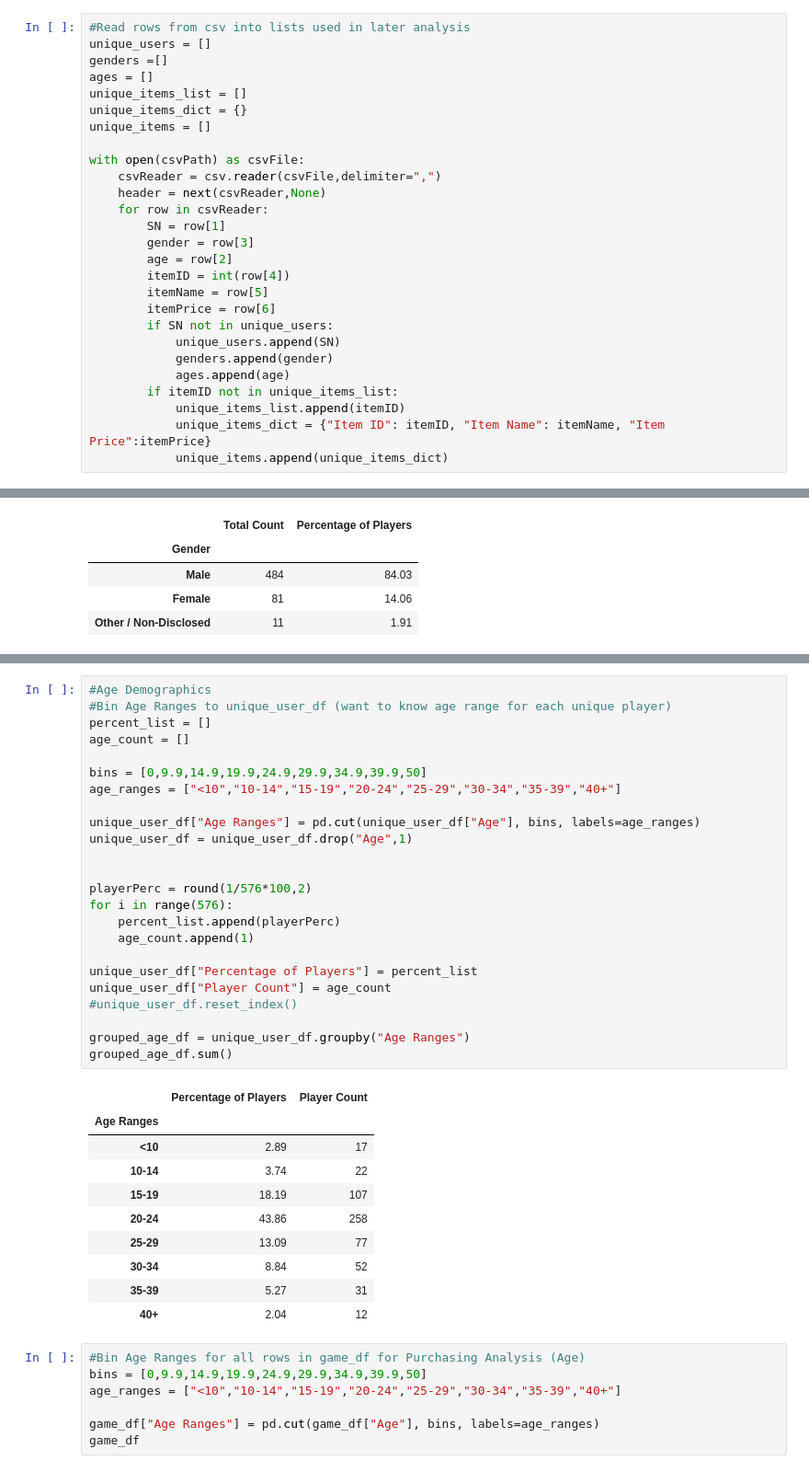
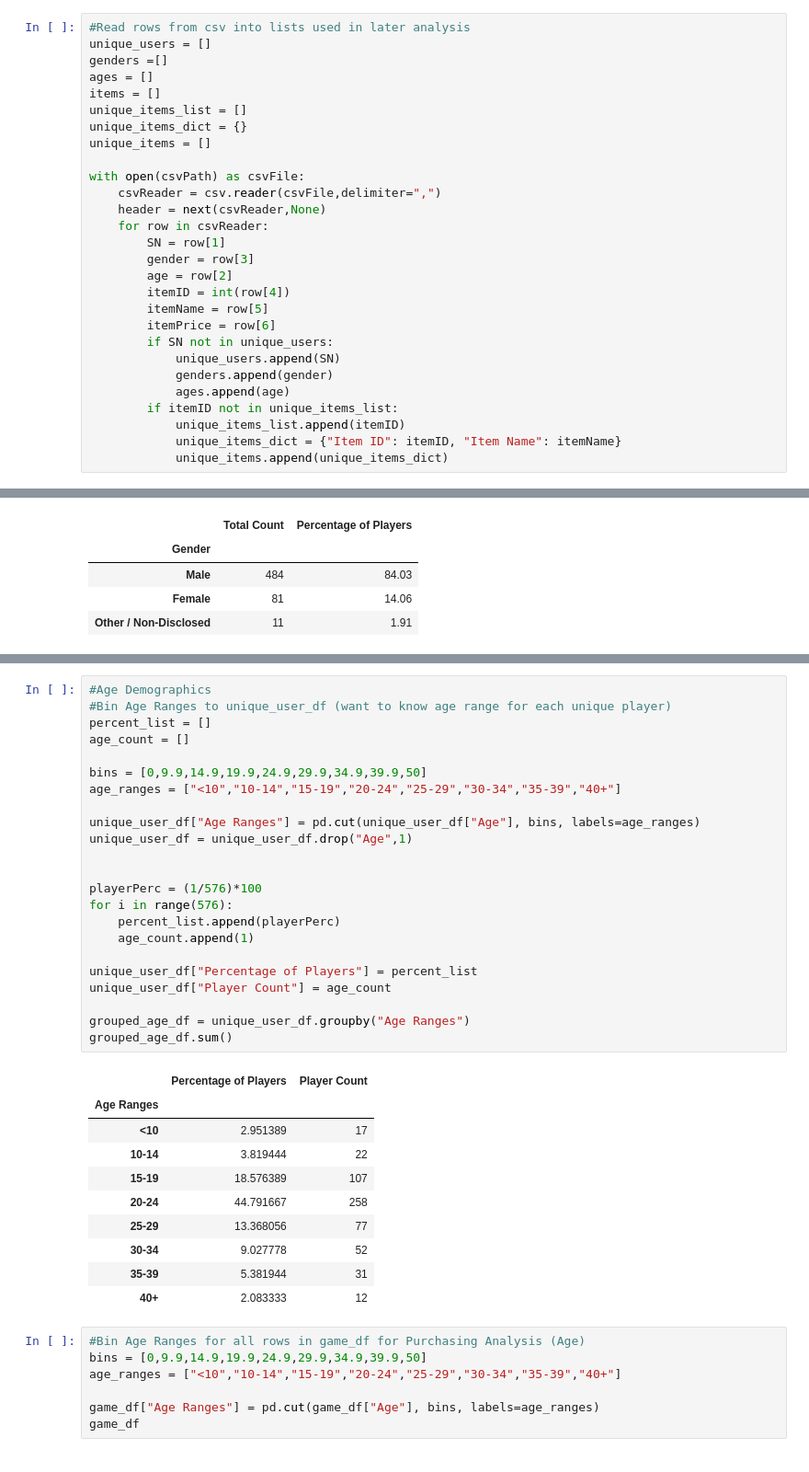
Before and after one commit to hannahduncan/pandas-challenge, a Jupyter notebook: HeroesOfPymoli/main.ipynb, the cells around one changed output, grey strips where cells are left out. Shown: that part at 92% size. Saved outputs shown, nothing was run; the diff lists cells and outputs as text.

```diff
--- a/HeroesOfPymoli/main.ipynb
+++ b/HeroesOfPymoli/main.ipynb
@@ -54,6 +48,7 @@ Total revenue: $2379.77
 unique_users = []
 genders =[]
 ages = []
+items = []
 unique_items_list = []
 unique_items_dict = {}
 unique_items = []
@@ -74,7 +69,7 @@ with open(csvPath) as csvFile:
             ages.append(age)
         if itemID not in unique_items_list:
             unique_items_list.append(itemID)
-            unique_items_dict = {"Item ID": itemID, "Item Name": itemName, "Item Price":itemPrice}
+            unique_items_dict = {"Item ID": itemID, "Item Name": itemName}
             unique_items.append(unique_items_dict)
 # %%
 #Create unique_users_df (holds single row for each player's SN, Age)
@@ -183,38 +180,37 @@ gender_purchase_df
 # %%
 #Age Demographics
 #Bin Age Ranges to unique_user_df (want to know age range for each unique player)
 percent_list = []
 age_count = []
 
 bins = [0,9.9,14.9,19.9,24.9,29.9,34.9,39.9,50]
 age_ranges = ["<10","10-14","15-19","20-24","25-29","30-34","35-39","40+"]
 
 unique_user_df["Age Ranges"] = pd.cut(unique_user_df["Age"], bins, labels=age_ranges)
 unique_user_df = unique_user_df.drop("Age",1)
 
 
-playerPerc = round(1/576*100,2)
+playerPerc = (1/576)*100
 for i in range(576):
     percent_list.append(playerPerc)
     age_count.append(1)
 
 unique_user_df["Percentage of Players"] = percent_list
 unique_user_df["Player Count"] = age_count
-#unique_user_df.reset_index()
 
 grouped_age_df = unique_user_df.groupby("Age Ranges")
 grouped_age_df.sum()
 # %% [output]
 |  | Percentage of Players | Player Count |
 | Age Ranges |  |  |
-| <10 | 2.89 | 17 |
-| 10-14 | 3.74 | 22 |
-| 15-19 | 18.19 | 107 |
-| 20-24 | 43.86 | 258 |
-| 25-29 | 13.09 | 77 |
-| 30-34 | 8.84 | 52 |
-| 35-39 | 5.27 | 31 |
-| 40+ | 2.04 | 12 |
+| <10 | 2.951389 | 17 |
+| 10-14 | 3.819444 | 22 |
+| 15-19 | 18.576389 | 107 |
+| 20-24 | 44.791667 | 258 |
+| 25-29 | 13.368056 | 77 |
+| 30-34 | 9.027778 | 52 |
+| 35-39 | 5.381944 | 31 |
+| 40+ | 2.083333 | 12 |
 # %%
 #Bin Age Ranges for all rows in game_df for Purchasing Analysis (Age)
 bins = [0,9.9,14.9,19.9,24.9,29.9,34.9,39.9,50]
```
Also changed, not shown: parts of 6 cells of this notebook.
